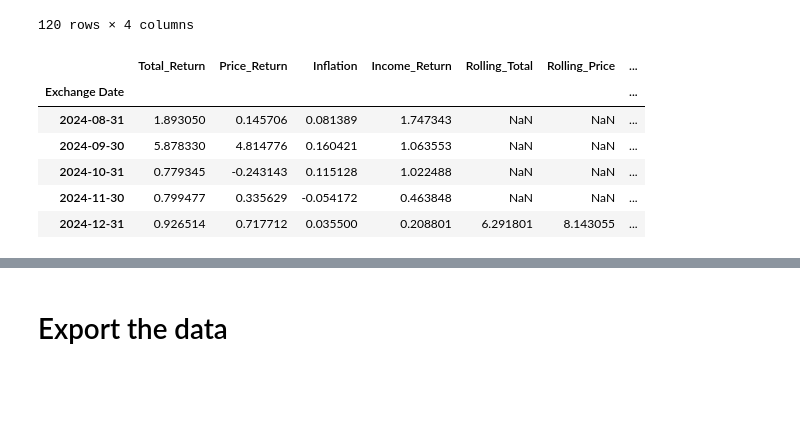
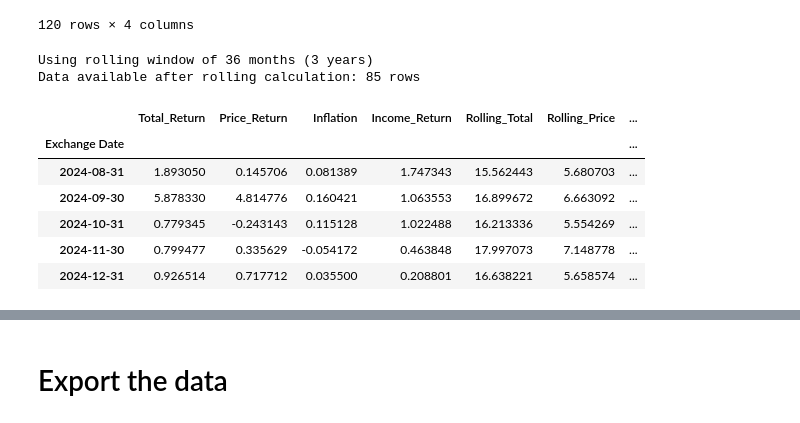
Before and after one commit to supa-sava/Commodity-Financilization, a Jupyter notebook: Commodities/data_cleaning.ipynb, the cells around one changed output, grey strips where cells are left out. Cells and saved outputs as stored; diff of their text form; code cells hidden in the pictures; blank space fills up the shorter version.

```diff
--- a/Commodities/data_cleaning.ipynb
+++ b/Commodities/data_cleaning.ipynb
@@ -2327,21 +2494,27 @@ analysis_df
 | 2024-12-31 | 0.926514 | 0.717712 | 0.035500 | 0.208801 |
 120 rows × 4 columns
 # %%
-window = 120 # 10 years * 12 months
+window = 36  # 3 years * 12 months (further reduced to get more data points)
 
 analysis_df['Rolling_Total'] = analysis_df['Total_Return'].rolling(window=window).mean() * 12
 analysis_df['Rolling_Price'] = analysis_df['Price_Return'].rolling(window=window).mean() * 12
 analysis_df['Rolling_Income'] = analysis_df['Income_Return'].rolling(window=window).mean() * 12
 analysis_df['Rolling_Inflation'] = analysis_df['Inflation'].rolling(window=window).mean() * 12
+
+print(f"Using rolling window of {window} months ({window//12} years)")
+print(f"Data available after rolling calculation: {analysis_df[['Rolling_Total', 'Rolling_Price', 'Rolling_Income', 'Rolling_Inflation']].dropna().shape[0]} rows")
+
 analysis_df.tail()
 # %% [output]
+Using rolling window of 36 months (3 years)
+Data available after rolling calculation: 85 rows
 |  | Total_Return | Price_Return | Inflation | Income_Return | Rolling_Total | Rolling_Price | ... |
 | Exchange Date |  |  |  |  |  |  | ... |
-| 2024-08-31 | 1.893050 | 0.145706 | 0.081389 | 1.747343 | NaN | NaN | ... |
-| 2024-09-30 | 5.878330 | 4.814776 | 0.160421 | 1.063553 | NaN | NaN | ... |
-| 2024-10-31 | 0.779345 | -0.243143 | 0.115128 | 1.022488 | NaN | NaN | ... |
-| 2024-11-30 | 0.799477 | 0.335629 | -0.054172 | 0.463848 | NaN | NaN | ... |
-| 2024-12-31 | 0.926514 | 0.717712 | 0.035500 | 0.208801 | 6.291801 | 8.143055 | ... |
+| 2024-08-31 | 1.893050 | 0.145706 | 0.081389 | 1.747343 | 15.562443 | 5.680703 | ... |
+| 2024-09-30 | 5.878330 | 4.814776 | 0.160421 | 1.063553 | 16.899672 | 6.663092 | ... |
+| 2024-10-31 | 0.779345 | -0.243143 | 0.115128 | 1.022488 | 16.213336 | 5.554269 | ... |
+| 2024-11-30 | 0.799477 | 0.335629 | -0.054172 | 0.463848 | 17.997073 | 7.148778 | ... |
+| 2024-12-31 | 0.926514 | 0.717712 | 0.035500 | 0.208801 | 16.638221 | 5.658574 | ... |
 # %%
 # Import the required library for linear regression
 from scipy.stats import linregress
```
Also changed, not shown: parts of 8 cells of this notebook.
